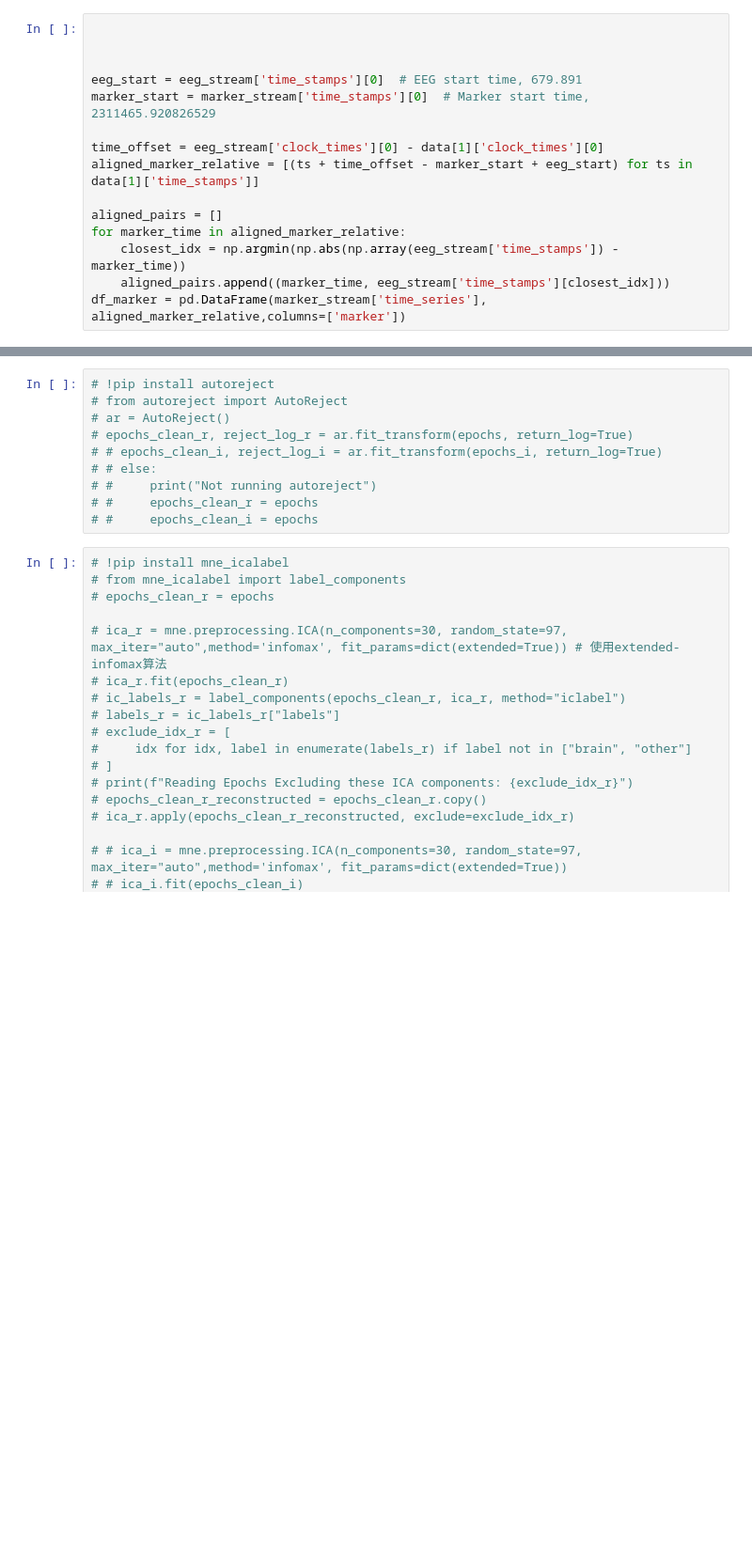
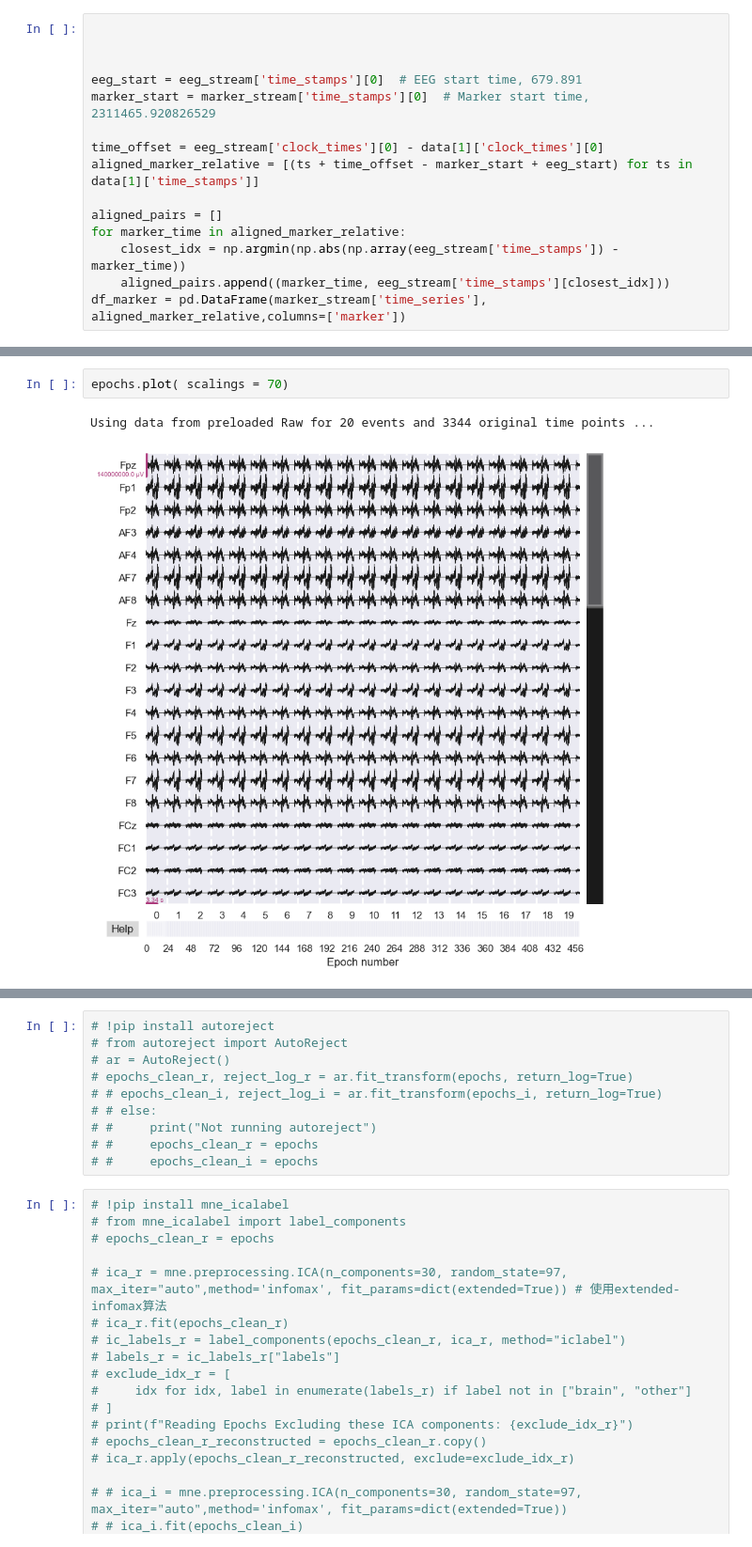
Before and after one commit to Constanzesa/Speech_EEG, a Jupyter notebook: Preprocessing/test.ipynb, the cells around one changed output, grey strips where cells are left out. Shown at 94% size. Cells and saved outputs as stored; diff of their text form; blank space fills up the shorter version.

```diff
--- a/Preprocessing/test.ipynb
+++ b/Preprocessing/test.ipynb
@@ -510,0 +655,5 @@ Metadata shape: (461, 3)
+# %%
+epochs.plot( scalings = 70)
+# %% [output]
+Using data from preloaded Raw for 20 events and 3344 original time points ...
+[figure, added]
```
Also changed, not shown: parts of 29 cells of this notebook, 8 other files.
